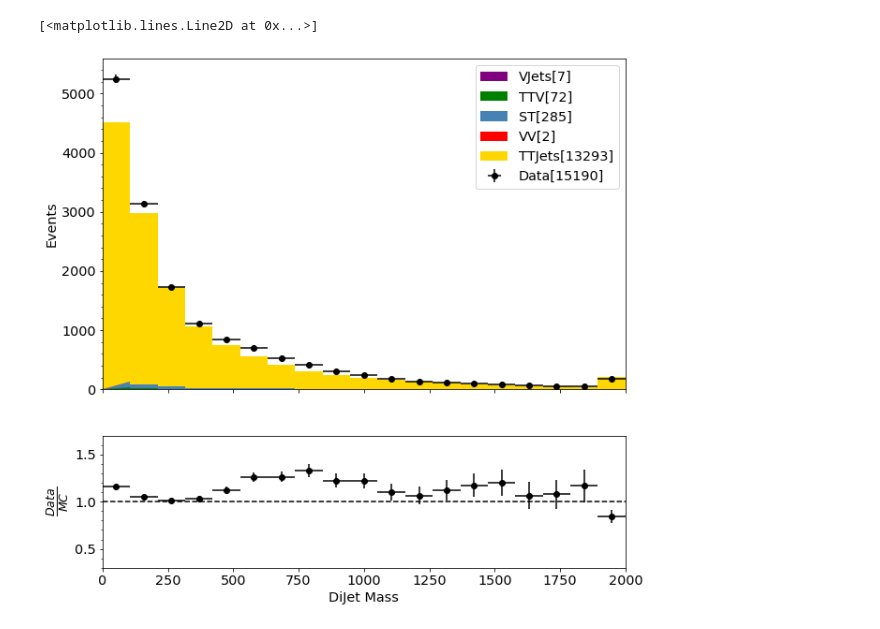
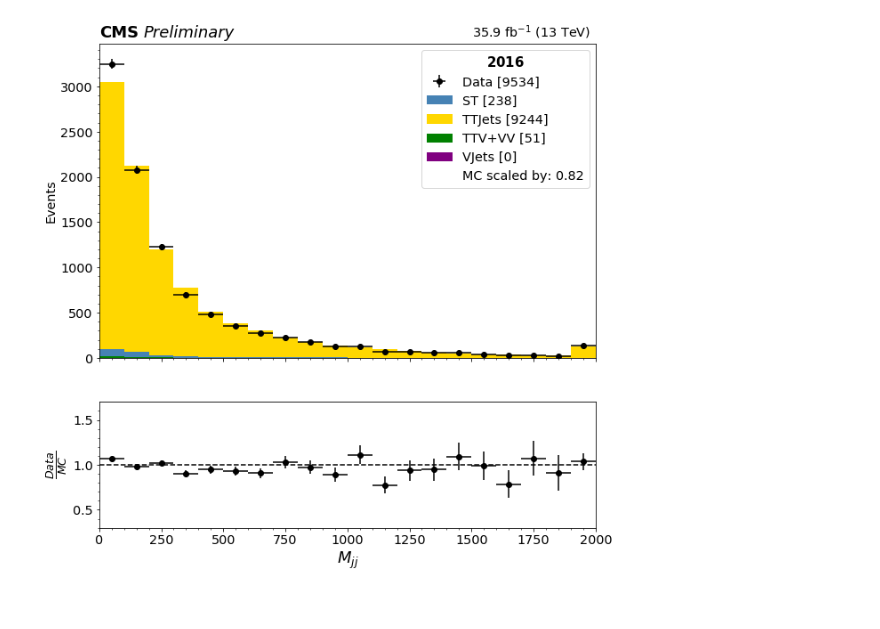
Before and after one commit to jkguiang/NanoTools, a Jupyter notebook: studies/ttbarCR/ControlPlots.ipynb, the cells around one changed output. Drawn from its saved outputs; the diff is of its cells as text; code cells hidden in the pictures.

```diff
--- a/studies/ttbarCR/ControlPlots.ipynb
+++ b/studies/ttbarCR/ControlPlots.ipynb
@@ -274,2 +297,17 @@ comb_w_VJets = mc_c_VJets.mc_weight * mc_c_VJets.mc_tight_btag_weight * xsec_wei
+# %%
+jet_weights = (data_p.counts[4:]) / (mc_p_TTJets.counts[4:]+mc_p_ST.counts[4:]+mc_p_VV.counts[4:]+mc_p_TTV.counts[4:]+mc_p_VJets.counts[4:])
+jet_weights = np.array([1,1,1,1]+list(jet_weights))
+jet_weights[13:] = 1
+mc_c_TTJets['jet_weights'] = mc_c_TTJets.num_jets.apply(lambda x : jet_weights[x])
+mc_c_ST['jet_weights'] = mc_c_ST.num_jets.apply(lambda x : jet_weights[x])
+mc_c_VV['jet_weights'] = mc_c_VV.num_jets.apply(lambda x : jet_weights[x])
+mc_c_TTV['jet_weights'] = mc_c_TTV.num_jets.apply(lambda x : jet_weights[x])
+mc_c_VJets['jet_weights'] = mc_c_VJets.num_jets.apply(lambda x : jet_weights[x])
+# %%
+comb_w_TTJets *= mc_c_TTJets.jet_weights
+comb_w_ST *= mc_c_ST.jet_weights
+comb_w_VV *= mc_c_VV.jet_weights
+comb_w_TTV *= mc_c_TTV.jet_weights
+comb_w_VJets *= mc_c_VJets.jet_weights
 # %%
 bins = np.linspace(0,350,10)
@@ -301,29 +353,42 @@ plt.plot(one_x,one,'k--')
 # %%
-bins = np.linspace(0,2000,20)
-mc_p_TTJets = Hist1D(mc_c_TTJets.vbs_dijet_mass,weights=comb_w_TTJets,bins=bins,label='TTJets['+str(round(sum(comb_w_TTJets)))+']',color='gold')
-mc_pe_TTJets = Hist1D(mc_c_TTJets.vbs_dijet_mass,weights=comb_w_TTJets,bins=bins,color='orange')
-mc_p_ST = Hist1D(mc_c_ST.vbs_dijet_mass,weights=comb_w_ST,bins=bins,label='ST['+str(round(sum(comb_w_ST)))+']',color='steelblue')
-mc_p_VV = Hist1D(mc_c_VV.vbs_dijet_mass,weights=comb_w_VV,bins=bins,label='VV['+str(round(sum(comb_w_VV)))+']',color='red')
-mc_p_TTV = Hist1D(mc_c_TTV.vbs_dijet_mass,weights=comb_w_TTV,bins=bins,label='TTV['+str(round(sum(comb_w_TTV)))+']',color='green')
-mc_p_VJets = Hist1D(mc_c_VJets.vbs_dijet_mass,weights=comb_w_VJets,bins=bins,label='VJets['+str(round(sum(comb_w_VJets)))+']',color='purple')
-data_p = Hist1D(data_c.vbs_dijet_mass,bins=bins,label='Data['+str(len(data_c))+']',color='black')
+bins = np.linspace(0,2000,21)
+mc_p_TTJets = Hist1D(mc_c_TTJets.vbs_dijet_mass,weights=comb_w_TTJets,bins=bins,label='TTJets ['+str(round(sum(comb_w_TTJets)))+']',color='gold')
+mc_p_ST = Hist1D(mc_c_ST.vbs_dijet_mass,weights=comb_w_ST,bins=bins,label='ST ['+str(round(sum(comb_w_ST)))+']',color='steelblue')
+mc_p_VV = Hist1D(mc_c_VV.vbs_dijet_mass,weights=comb_w_VV,bins=bins,label='VV ['+str(round(sum(comb_w_VV)))+']',color='red')
+mc_p_TTV = Hist1D(mc_c_TTV.vbs_dijet_mass,weights=comb_w_TTV,bins=bins,label='TTV+VV ['+str(round(sum(comb_w_TTV) + sum(comb_w_VV)))+']',color='green')
+mc_p_VJets = Hist1D(mc_c_VJets.vbs_dijet_mass,weights=comb_w_VJets,bins=bins,label='VJets ['+str(round(sum(comb_w_VJets)))+']',color='purple')
+data_p = Hist1D(data_c.vbs_dijet_mass,bins=bins,label='Data ['+str(len(data_c))+']',color='black')
+mc_p_TV = mc_p_TTV + mc_p_VV
 one = np.ones(50)
 one_x = np.linspace(0,2000)
 #Plot
 fig,(ax1,ax2) = plt.subplots(2,sharex=True,figsize=(10,10),gridspec_kw=dict(height_ratios=[5, 2]))
-plot_stack([mc_p_VJets, mc_p_TTV, mc_p_ST, mc_p_VV, mc_p_TTJets], ax=ax1)
-#mc_pe_TTJets.plot(ax=ax1,show_errors=True)
+plot_stack([mc_p_VJets, mc_p_TV, mc_p_ST, mc_p_TTJets], ax=ax1, histtype='bar')
 ax1.set_ylabel("Events")
-ax2.set_xlabel(r"DiJet Mass")
+ax2.set_xlabel(r"$M_{jj}$",fontsize=18)
 ax1.yaxis.set_minor_locator(AutoMinorLocator())
 data_p.plot(ax=ax1,show_errors=True)
-(data_p/(mc_p_TTJets+mc_p_ST+mc_p_VV+mc_p_TTV+mc_p_VJets)).plot(ax=ax2,show_errors=True,label='')
+(data_p/(mc_p_TTJets+mc_p_ST+mc_p_TV+mc_p_VJets)).plot(ax=ax2,show_errors=True,label='')
 ax2.set_ylabel(r"$\frac{Data}{MC}$",fontsize=18)
 ax2.set_ylim(0.3,1.7)
 ax2.yaxis.set_minor_locator(AutoMinorLocator())
 plt.plot(one_x,one,'k--')
+ax1.plot([],[],' ',label="MC scaled by: {}".format(str(round(integral_w,2))))
+handles, labels = ax1.get_legend_handles_labels()
+# sort both labels and handles by labels
+labels, handles = zip(*sorted(zip(labels, handles), key=lambda t: t[0]))
+labels, handles = list(labels), list(handles)
+labels.append(labels.pop(1))
+handles.append(handles.pop(1))
+labels = tuple(labels)
+handles = tuple(handles)
+ax1.legend(handles, labels, title=r'$\bf{}$'.format(str(year_)),title_fontsize=15)
+ax1.text(0.0, 1.01,"CMS", horizontalalignment="left", verticalalignment="bottom", transform=ax1.transAxes, weight="bold", size=18)
+ax1.text(0.09, 1.01, "Preliminary", horizontalalignment="left", verticalalignment="bottom", transform=ax1.transAxes, style="italic", size=18)
+ax1.text(0.99, 1.01,"%0.1f fb${}^\mathregular{-1}$ (13 TeV)" % (mc_c_TTJets.int_lumi.iloc[0] / 1000), horizontalalignment='right', verticalalignment='bottom', transform = ax1.transAxes, size="x-large")
+ax1.xaxis.set_minor_locator(AutoMinorLocator())
+ax2.xaxis.set_minor_locator(AutoMinorLocator())
 # %% [output]
-[<matplotlib.lines.Line2D at 0x...>]
-[figure, old version]
+[figure, new version]
 # %%
 bins = np.linspace(0,500,20)
```
Also changed, not shown: parts of 15 cells of this notebook.
